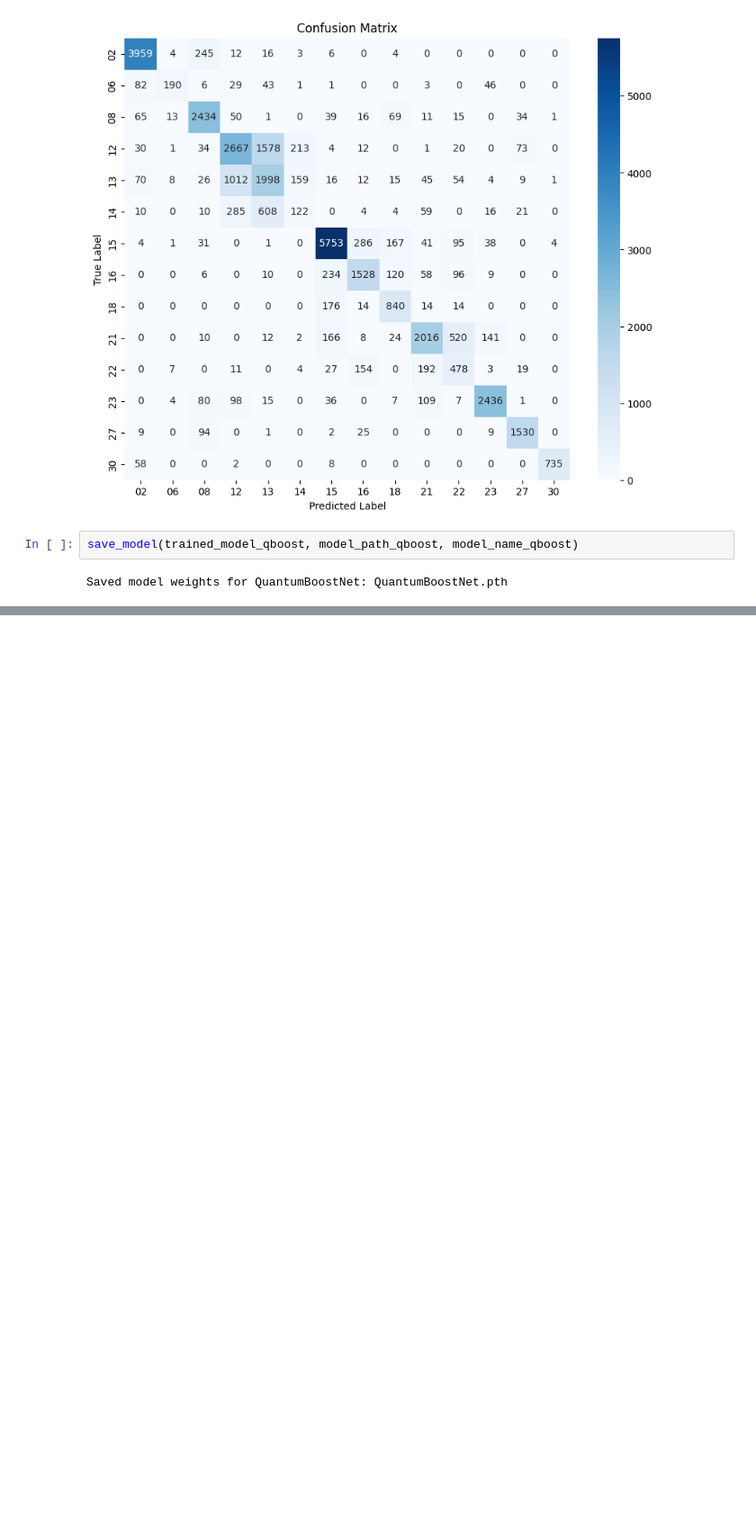
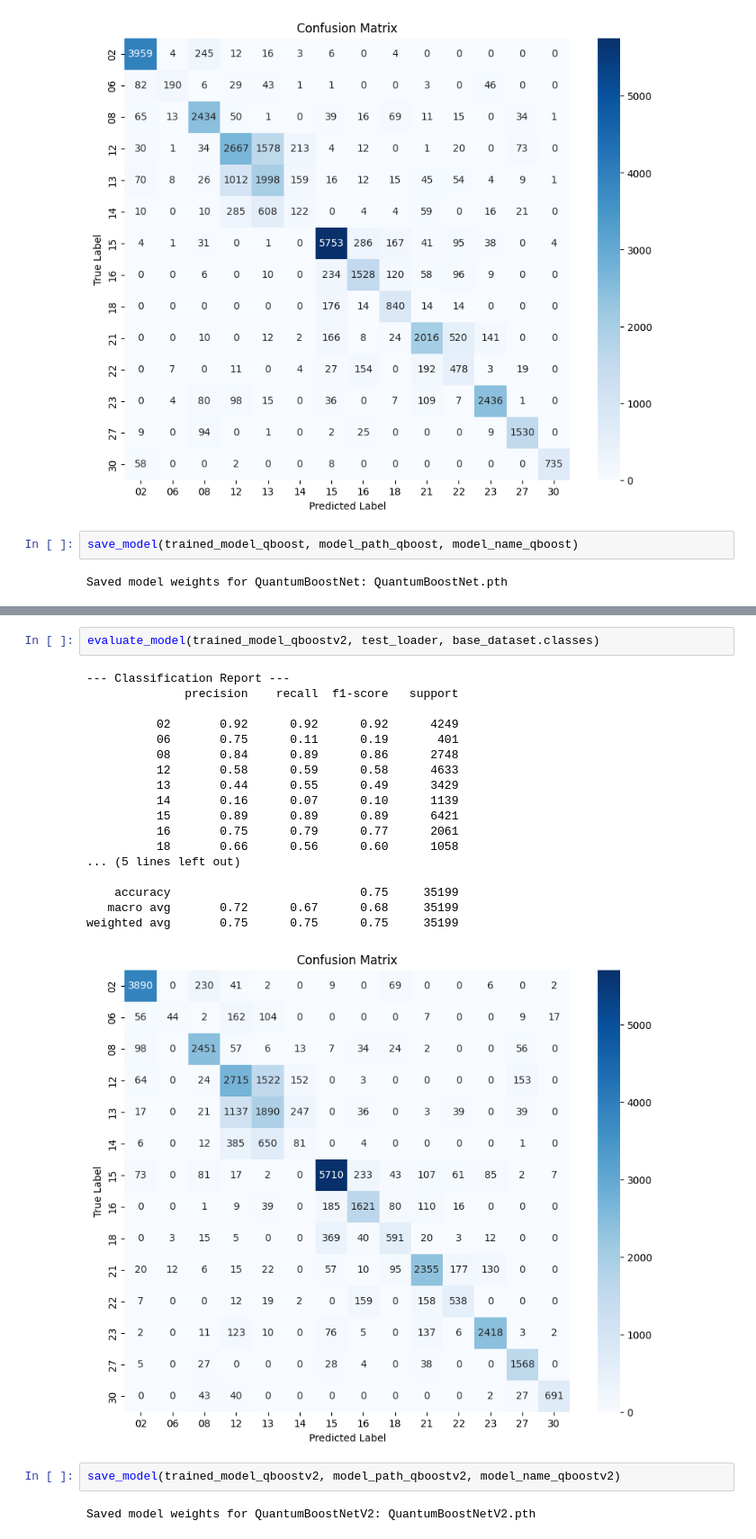
Before and after one commit to MihaiUM2001/CardioQML, a Jupyter notebook: ViewClassification.ipynb, the cells around one changed output, grey strips where cells are left out. Shown at 90% size. Saved outputs shown, nothing was run; the diff lists cells and outputs as text; blank space fills up the shorter version.

```diff
--- a/ViewClassification.ipynb
+++ b/ViewClassification.ipynb
@@ -2796,0 +3200,25 @@ Saved model weights for QuantumBoostNet: QuantumBoostNet.pth
+# %%
+evaluate_model(trained_model_qboostv2, test_loader, base_dataset.classes)
+# %% [output]
+--- Classification Report ---
+              precision    recall  f1-score   support
+
+          02       0.92      0.92      0.92      4249
+          06       0.75      0.11      0.19       401
+          08       0.84      0.89      0.86      2748
+          12       0.58      0.59      0.58      4633
+          13       0.44      0.55      0.49      3429
+          14       0.16      0.07      0.10      1139
+          15       0.89      0.89      0.89      6421
+          16       0.75      0.79      0.77      2061
+          18       0.66      0.56      0.60      1058
+... (5 lines left out)
+
+    accuracy                           0.75     35199
+   macro avg       0.72      0.67      0.68     35199
+weighted avg       0.75      0.75      0.75     35199
+[figure, added]
+# %%
+save_model(trained_model_qboostv2, model_path_qboostv2, model_name_qboostv2)
+# %% [output]
+Saved model weights for QuantumBoostNetV2: QuantumBoostNetV2.pth
```
Also changed, not shown: parts of 14 cells of this notebook.
